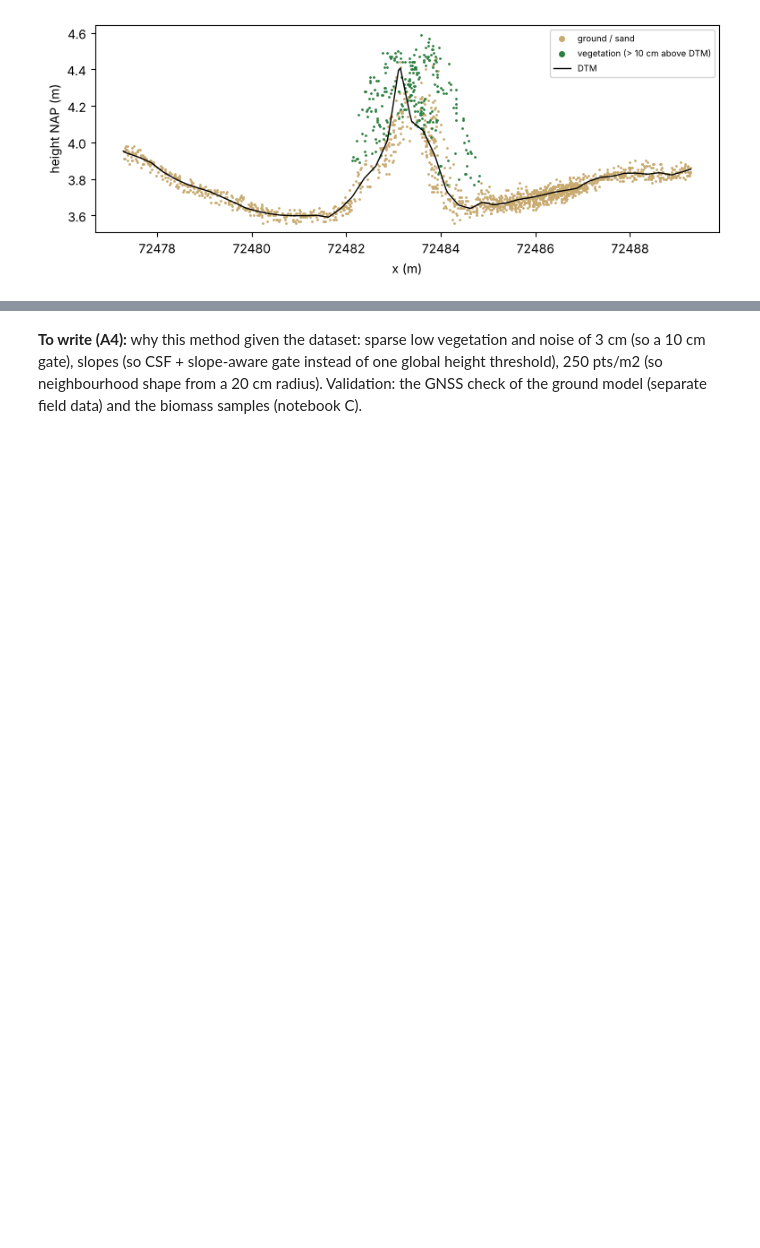
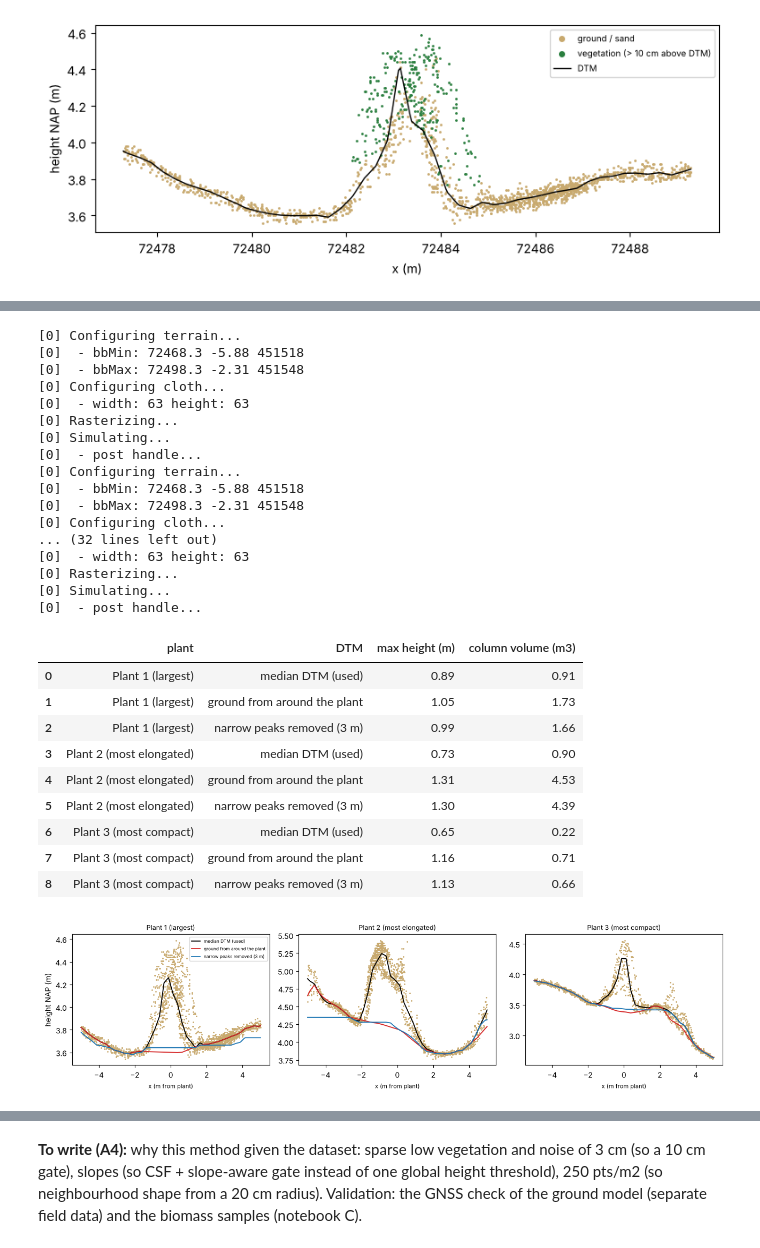
Before and after one commit to evpalli/zandmotor-biomass-pointclouds, a Jupyter notebook: notebooks/A_explore_vegetation.ipynb, the cells around one changed output, grey strips where cells are left out. Drawn from its saved outputs; the diff is of its cells as text; code cells hidden in the pictures; blank space fills up the shorter version.

```diff
--- a/notebooks/A_explore_vegetation.ipynb
+++ b/notebooks/A_explore_vegetation.ipynb
@@ -135,0 +235,43 @@ ax.set_xlabel("x (m)"); ax.set_ylabel("height NAP (m)"); ax.legend(markerscale=4
+# %%
+opts = [("median DTM (used)", {}, "k"), ("ground from around the plant", dict(mask_plants=.5), "#d62728"), ("narrow peaks removed (3 m)", dict(open_dtm=3.), "#1f77b4")]
+fig, axs = plt.subplots(1, 3, figsize=(13, 3.4)); rows = []
+for ax, r, (bx_, Rw_) in zip(axs, top.itertuples(), WIN):
+    D_ = Rw_["debug"]; m = (abs(D_["y"] - r.y) < 0.3) & (abs(D_["x"] - r.x) < 5); ax.plot(D_["x"][m] - r.x, D_["z"][m], ".", c="#c8a96e", ms=2)
+    xs = np.linspace(r.x - 5, r.x + 5, 200)
+    for name, o, c in opts:
+        Rv = Rw_ if not o else H.separate(H.read_points(E, box=bx_), box=bx_, **o); Rv["epoch"] = E
+        ax.plot(xs - r.x, H.sample(Rv["dtm"], Rv["grid_dtm"], xs, np.full_like(xs, r.y)), "-", c=c, lw=1.3, label=name)
+        tv = H.tussocks(Rv, alpha=False); k = tv[np.hypot(tv.x - r.x, tv.y - r.y) < 1.5]
+        rows.append({"plant": r.patch, "DTM": name, "max height (m)": k.h_max.max() if len(k) else np.nan, "column volume (m3)": k.vol_column.max() if len(k) else np.nan})
+    ax.set_title(r.patch, fontsize=9); ax.set_xlabel("x (m from plant)", fontsize=8)
+axs[0].set_ylabel("height NAP (m)"); axs[0].legend(fontsize=6); fig.tight_layout(); H.save(fig, "A4_dtm_under_plants")
+H.table(pd.DataFrame(rows).round(2), "A4_dtm_under_plants")
+# %% [output]
+[0] Configuring terrain...
+[0]  - bbMin: 72468.3 -5.88 451518
+[0]  - bbMax: 72498.3 -2.31 451548
+[0] Configuring cloth...
+[0]  - width: 63 height: 63
+[0] Rasterizing...
+[0] Simulating...
+[0]  - post handle...
+[0] Configuring terrain...
+[0]  - bbMin: 72468.3 -5.88 451518
+[0]  - bbMax: 72498.3 -2.31 451548
+[0] Configuring cloth...
+... (32 lines left out)
+[0]  - width: 63 height: 63
+[0] Rasterizing...
+[0] Simulating...
+[0]  - post handle...
+|  | plant | DTM | max height (m) | column volume (m3) |
+| 0 | Plant 1 (largest) | median DTM (used) | 0.89 | 0.91 |
+| 1 | Plant 1 (largest) | ground from around the plant | 1.05 | 1.73 |
+| 2 | Plant 1 (largest) | narrow peaks removed (3 m) | 0.99 | 1.66 |
+| 3 | Plant 2 (most elongated) | median DTM (used) | 0.73 | 0.90 |
+| 4 | Plant 2 (most elongated) | ground from around the plant | 1.31 | 4.53 |
+| 5 | Plant 2 (most elongated) | narrow peaks removed (3 m) | 1.30 | 4.39 |
+| 6 | Plant 3 (most compact) | median DTM (used) | 0.65 | 0.22 |
+| 7 | Plant 3 (most compact) | ground from around the plant | 1.16 | 0.71 |
+| 8 | Plant 3 (most compact) | narrow peaks removed (3 m) | 1.13 | 0.66 |
+[figure, added]
```
Also changed, not shown: parts of 11 cells of this notebook, 13 other files.
